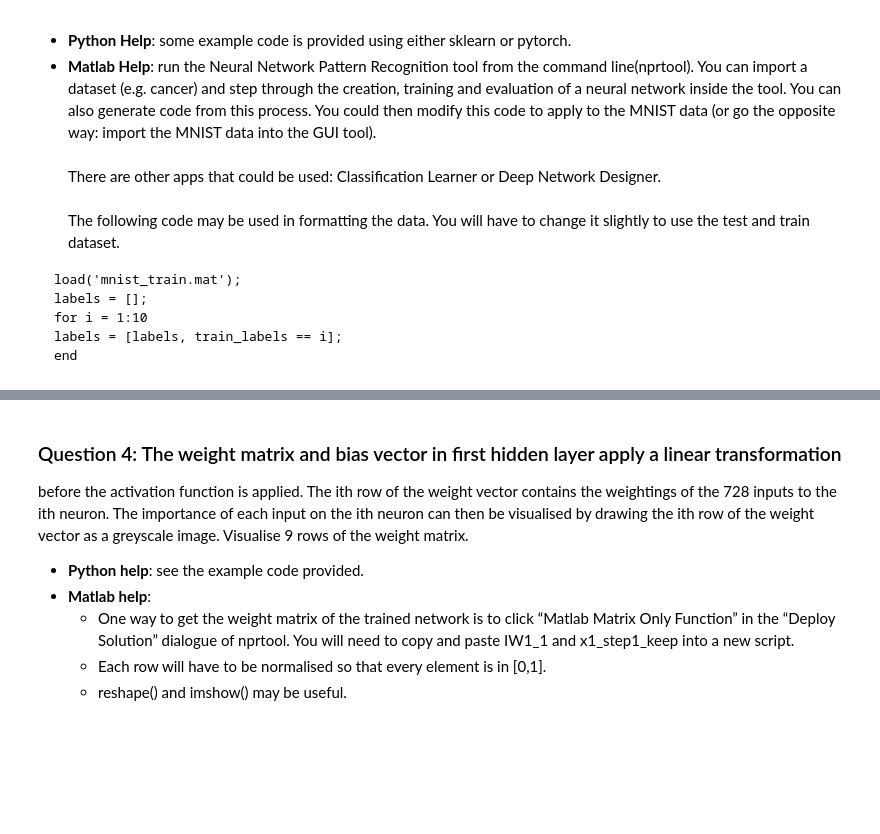
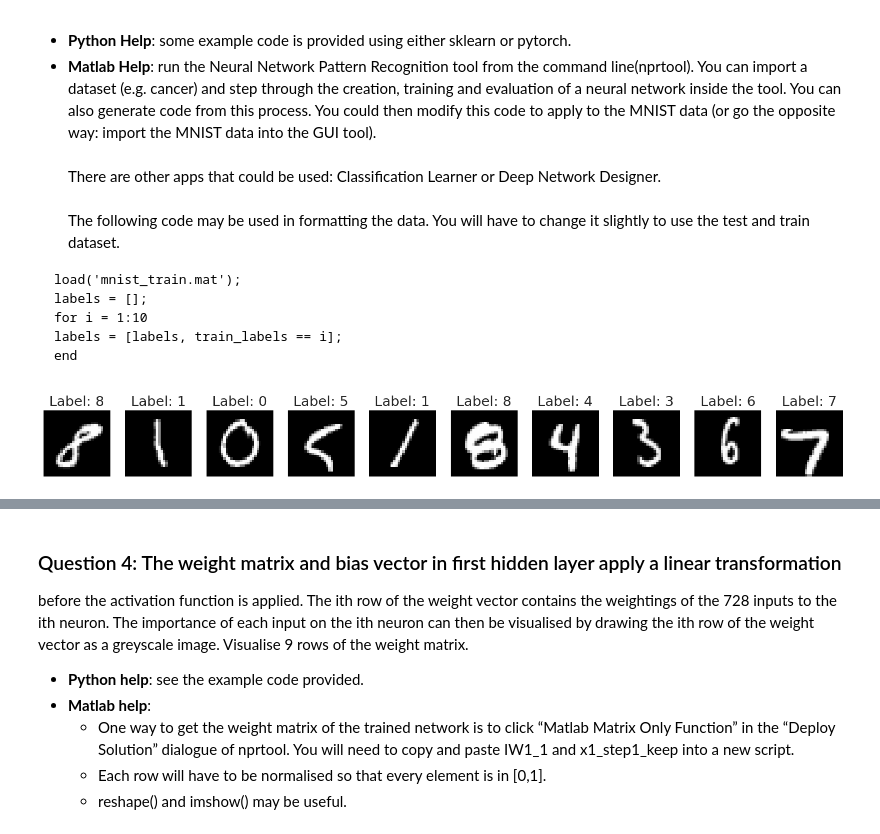
Before and after one commit to keys-i/COMP4702, a Jupyter notebook: src/W7.ipynb, the cells around one changed output, grey strips where cells are left out. Cells and saved outputs as stored; diff of their text form; code cells hidden in the pictures; blank space fills up the shorter version.

```diff
--- a/src/W7.ipynb
+++ b/src/W7.ipynb
@@ -275 +293,38 @@ end
+# %%
+import random
+def visualize_samples(dataset, model=None, num_samples=10, device='cpu'):
+    fig, axes = plt.subplots(1, num_samples, figsize=(15, 3))
+
+    # Randomly pick num_samples
+    random_indices = random.sample(range(len(dataset)), num_samples)
+
+    for i, ax in enumerate(axes):
+        idx = random_indices[i]
+        image, label = dataset[idx]
+
+        # Convert to numpy array and normalize (if necessary)
+        img = image.squeeze().numpy()
+
+        # Display image
+        ax.imshow(img, cmap='gray')
+
+        # If a model is passed, predict the label
+        if model is not None:
+            model.eval()
+            with torch.no_grad():
+                image = image.unsqueeze(0).to(device)  # Add batch dimension and move to device
+                output = model(image)
+                pred = output.argmax(dim=1).item()
+                ax.set_title(f'Label: {label}')
+        else:
+            ax.set_title(f'Label: {label}')
+
+        ax.axis('off')  # Hide axis
+
+    plt.tight_layout()
+    plt.show()
+
+visualize_samples(train_val_data, model=model, num_samples=10, device='cuda' if torch.cuda.is_available() else 'cpu')
+# %% [output]
+[figure, added]
 # %%
```
Also changed, not shown: parts of 6 cells of this notebook.
